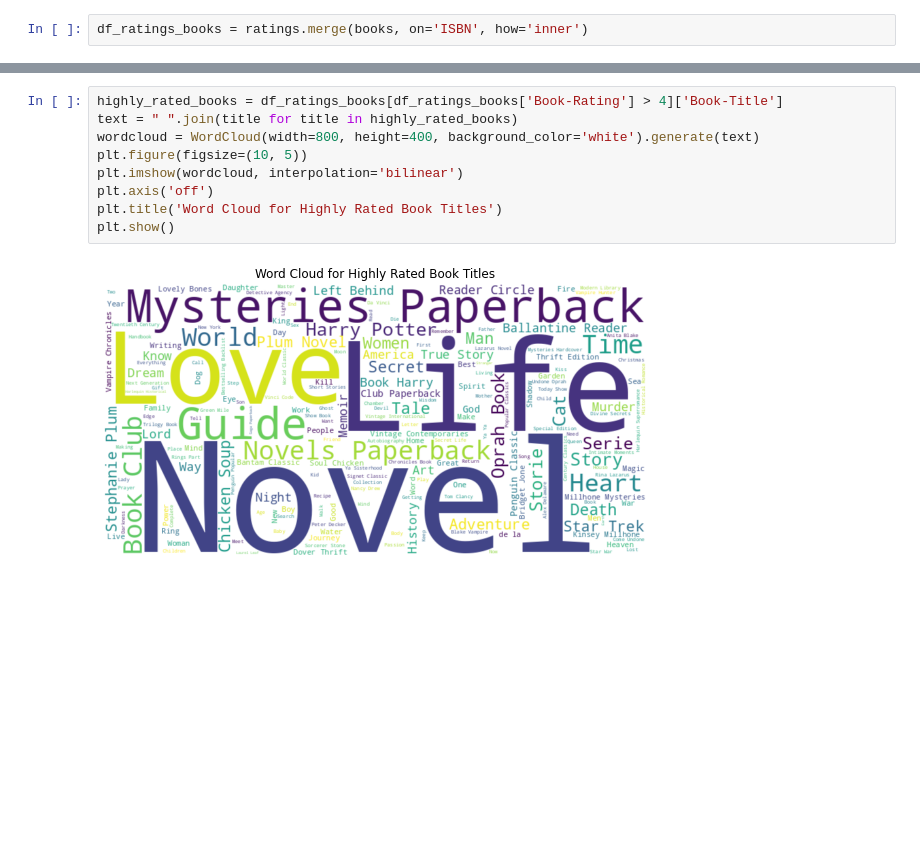
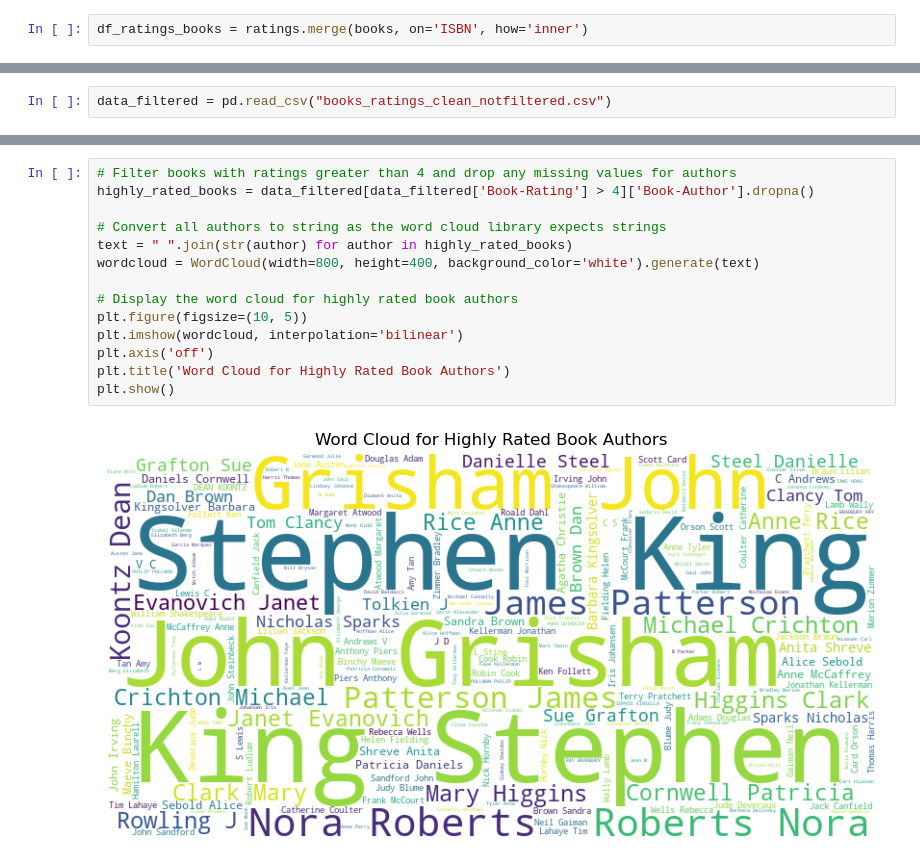
Before and after one commit to korzenim/proj-4-team-3, a Jupyter notebook: Exploratory Data Analysis.ipynb, the cells around one changed output, grey strips where cells are left out. Drawn from its saved outputs; the diff is of its cells as text; blank space fills up the shorter version.

```diff
--- a/Exploratory Data Analysis.ipynb
+++ b/Exploratory Data Analysis.ipynb
@@ -22,0 +63,2 @@ df_ratings_books.head()
+# %%
+data_filtered = pd.read_csv("books_ratings_clean_notfiltered.csv")
@@ -54,15 +123,20 @@ plt.show()
 # %% [output]
 [figure]
 # %%
-highly_rated_books = df_ratings_books[df_ratings_books['Book-Rating'] > 4]['Book-Title']
-text = " ".join(title for title in highly_rated_books)
+# Filter books with ratings greater than 4 and drop any missing values for authors
+highly_rated_books = data_filtered[data_filtered['Book-Rating'] > 4]['Book-Author'].dropna()
+
+# Convert all authors to string as the word cloud library expects strings
+text = " ".join(str(author) for author in highly_rated_books)
 wordcloud = WordCloud(width=800, height=400, background_color='white').generate(text)
+
+# Display the word cloud for highly rated book authors
 plt.figure(figsize=(10, 5))
 plt.imshow(wordcloud, interpolation='bilinear')
 plt.axis('off')
-plt.title('Word Cloud for Highly Rated Book Titles')
+plt.title('Word Cloud for Highly Rated Book Authors')
 plt.show()
 # %% [output]
-[figure, old version]
+[figure, new version]
 # %%
 plt.figure(figsize=(10, 15))
```
Also changed, not shown: parts of 9 cells of this notebook.
